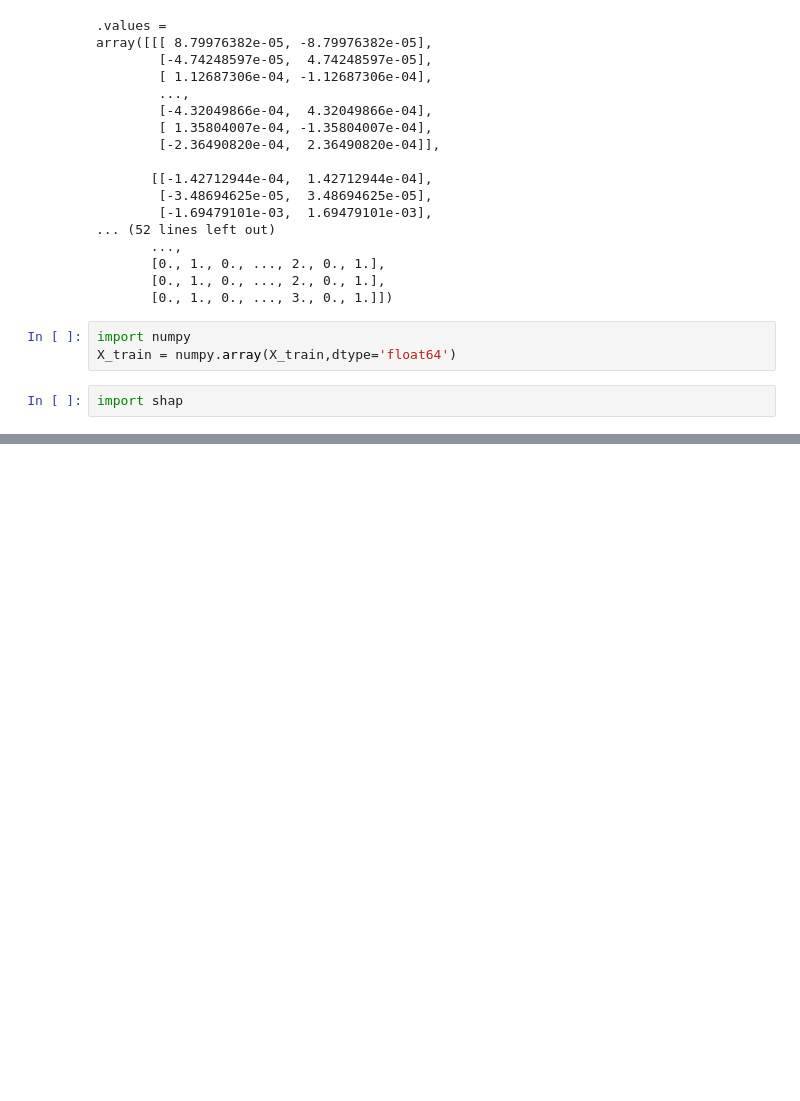
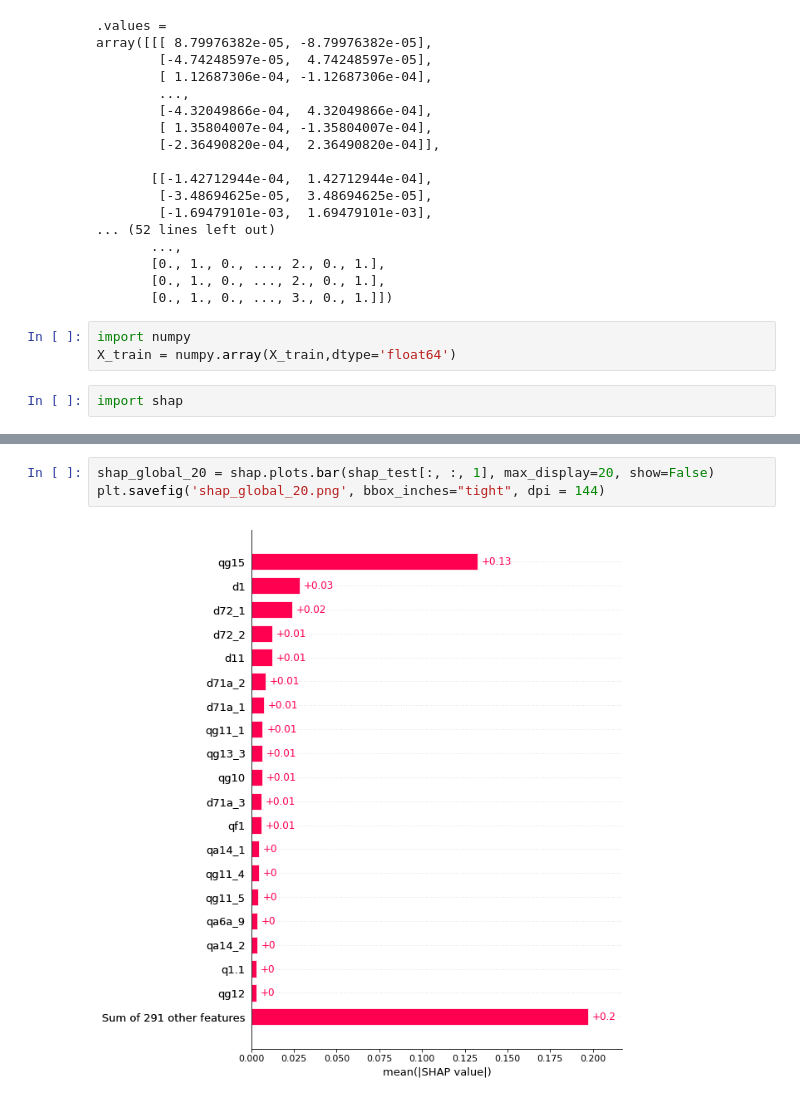
Before and after one commit to OskarKrafft/Machine-Learning-Project, a Jupyter notebook: notebooks/06_SHAP.ipynb, the cells around one changed output, grey strips where cells are left out. Saved outputs shown, nothing was run; the diff lists cells and outputs as text; blank space fills up the shorter version.

```diff
--- a/notebooks/06_SHAP.ipynb
+++ b/notebooks/06_SHAP.ipynb
@@ -202,0 +206,5 @@ shap.plots.bar(shap_test[:, :, 1], max_display=50)
+# %%
+shap_global_20 = shap.plots.bar(shap_test[:, :, 1], max_display=20, show=False)
+plt.savefig('shap_global_20.png', bbox_inches="tight", dpi = 144)
+# %% [output]
+[figure, added]
```
Also changed, not shown: parts of 14 cells of this notebook.
